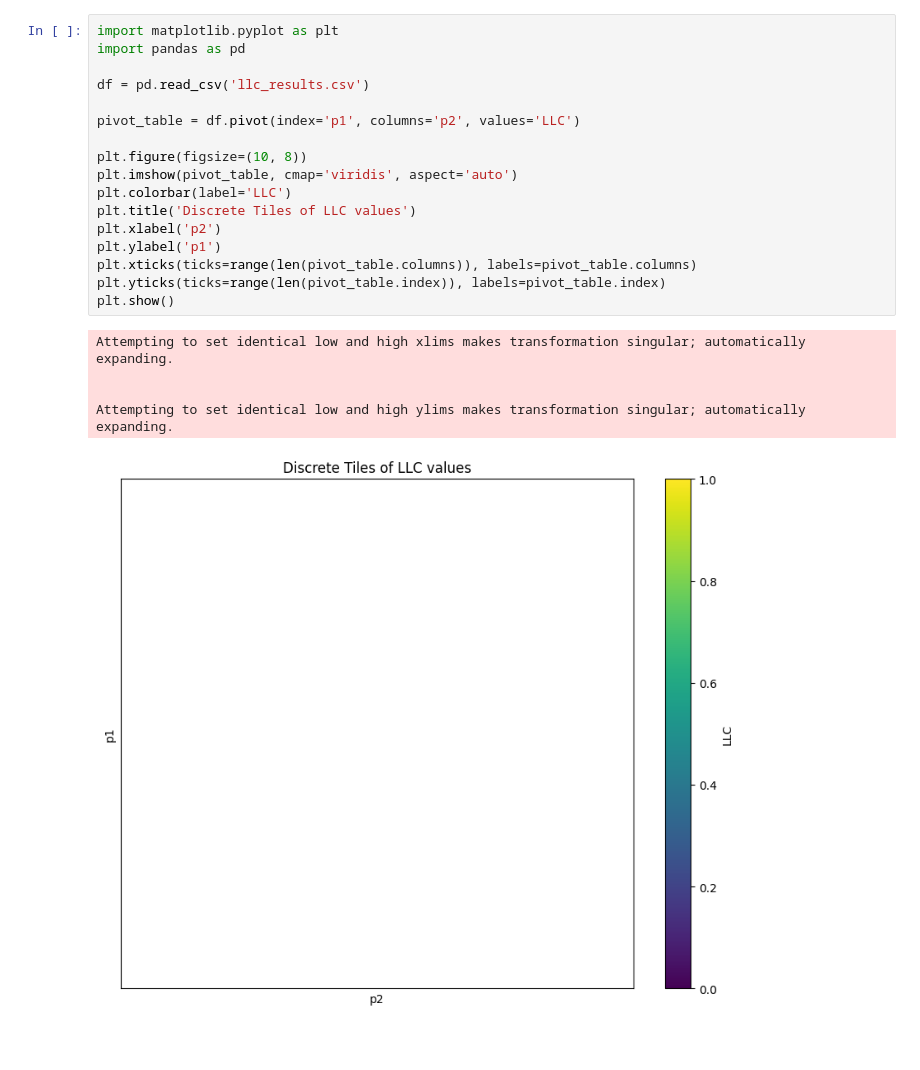
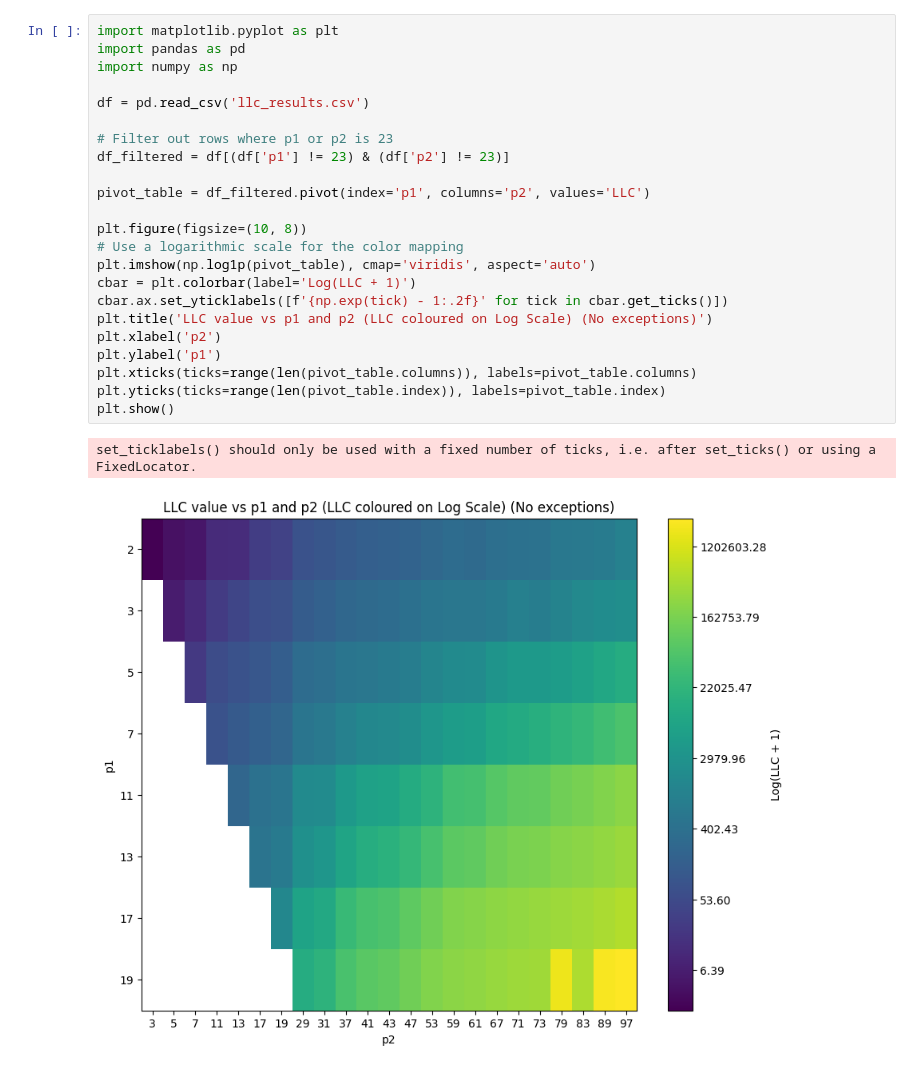
Before and after one commit to bfpill/devinterp-1, a Jupyter notebook: modular_addition/calc_lambda_two_p.ipynb, the cells around one changed output. Saved outputs shown, nothing was run; the diff lists cells and outputs as text; blank space fills up the shorter version.

```diff
--- a/modular_addition/calc_lambda_two_p.ipynb
+++ b/modular_addition/calc_lambda_two_p.ipynb
@@ -1010,23 +984,26 @@ if __name__ == "__main__":
 # %%
 import matplotlib.pyplot as plt
 import pandas as pd
+import numpy as np
 
 df = pd.read_csv('llc_results.csv')
 
-pivot_table = df.pivot(index='p1', columns='p2', values='LLC')
+# Filter out rows where p1 or p2 is 23
+df_filtered = df[(df['p1'] != 23) & (df['p2'] != 23)]
+
+pivot_table = df_filtered.pivot(index='p1', columns='p2', values='LLC')
 
 plt.figure(figsize=(10, 8))
-plt.imshow(pivot_table, cmap='viridis', aspect='auto')
-plt.colorbar(label='LLC')
-plt.title('Discrete Tiles of LLC values')
+# Use a logarithmic scale for the color mapping
+plt.imshow(np.log1p(pivot_table), cmap='viridis', aspect='auto')
+cbar = plt.colorbar(label='Log(LLC + 1)')
+cbar.ax.set_yticklabels([f'{np.exp(tick) - 1:.2f}' for tick in cbar.get_ticks()])
+plt.title('LLC value vs p1 and p2 (LLC coloured on Log Scale) (No exceptions)')
 plt.xlabel('p2')
 plt.ylabel('p1')
 plt.xticks(ticks=range(len(pivot_table.columns)), labels=pivot_table.columns)
 plt.yticks(ticks=range(len(pivot_table.index)), labels=pivot_table.index)
 plt.show()
 # %% [output]
-Attempting to set identical low and high xlims makes transformation singular; automatically expanding.
-
-
-Attempting to set identical low and high ylims makes transformation singular; automatically expanding.
+set_ticklabels() should only be used with a fixed number of ticks, i.e. after set_ticks() or using a FixedLocator.
-[figure, old version]
+[figure, new version]
```
Also changed, not shown: parts of 2 cells of this notebook, 5 other files.
